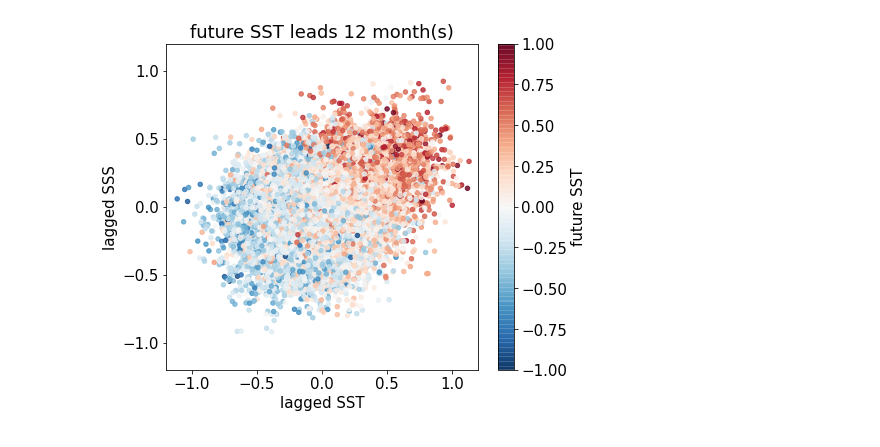
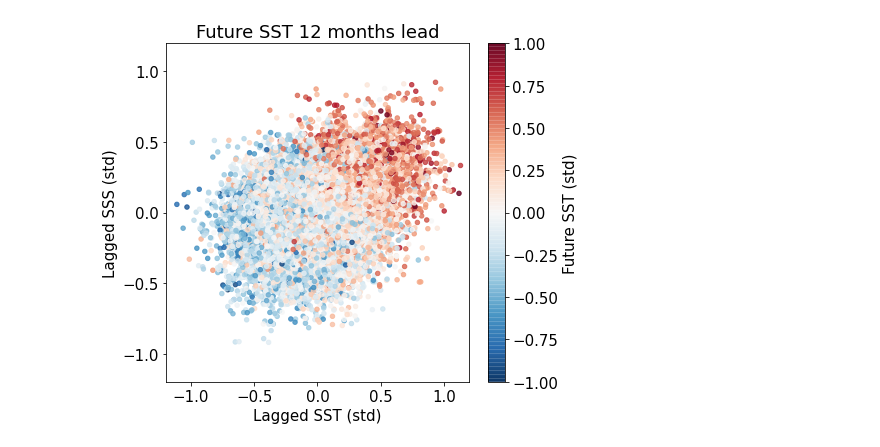
Before and after one commit to glennliu265/predict_amv, a Jupyter notebook: CNN_SST_SSS_predict_SST.ipynb, the cells around one changed output. Cells and saved outputs as stored; diff of their text form; code cells hidden in the pictures.

Commit message:
finalize plots and NN for milestone

```diff
--- a/CNN_SST_SSS_predict_SST.ipynb
+++ b/CNN_SST_SSS_predict_SST.ipynb
@@ -38,0 +106,27 @@ val_loader = DataLoader(TensorDataset(X_val, y_val), batch_size=batch_size)
+# %%
+plt.figure(figsize=(9,4))
+plt.rcParams.update({'font.size': 15})
+
+plt.subplot(121)
+plt.plot( y_pred_train,y_train,'.',markersize=1 )
+plt.plot( [-1,1],[-1,1] ,'r-')
+plt.xlim([-1,1])
+plt.ylim([-1,1])
+plt.title('Train R='+ str(round(np.corrcoef( y_pred_train.T[0,:], y_train.T[0,:] )[0,1],2)))
+plt.xlabel('Predicted')
+plt.ylabel('Actual')
+
+plt.subplot(122)
+plt.plot( y_pred_val,y_val,'.', markersize=1)
+plt.plot( [-1,1],[-1,1] ,'r-')
+plt.xlim([-1,1])
+plt.ylim([-1,1])
+plt.title('Validation R='+ str(round( np.corrcoef( y_pred_val.T[0,:], y_val.T[0,:] )[0,1],2)))
+plt.xlabel('Predicted')
+plt.ylabel('Actual')
+
+plt.tight_layout()
+
+#plt.savefig('train_validation_correlation.pdf')
+
+plt.show()
@@ -39,17 +135,19 @@ val_loader = DataLoader(TensorDataset(X_val, y_val), batch_size=batch_size)
 # %%
 plt.figure(figsize=(7,6))
 plt.rcParams.update({'font.size': 15})
 
 sc = plt.scatter(np.mean(X_train[:,0,:,:].numpy(),axis=(1,2)),
                  np.mean(X_train[:,1,:,:].numpy(),axis=(1,2)),
-                 c=y_train.numpy(),vmin=-1,vmax=1,cmap='RdBu_r',s=20,alpha=0.8)
+                 c=y_train,vmin=-1,vmax=1,cmap='RdBu_r',s=20,alpha=0.8)
 
-plt.colorbar(sc,label='future SST')
+plt.colorbar(sc,label='Future SST (std)')
 plt.ylim([-1.2,1.2])
 plt.xlim([-1.2,1.2])
-plt.xlabel('lagged SST')
-plt.ylabel('lagged SSS')
-plt.title('future SST leads '+str(lead)+' month(s)')
+plt.xlabel('Lagged SST (std)')
+plt.ylabel('Lagged SSS (std)')
+plt.title('Future SST '+str(lead)+' months lead')
+plt.tight_layout()
+#plt.savefig('colored_scatter_data.pdf')
 plt.show()
 # %% [output]
-[figure, old version]
+[figure, new version]
```
Also changed, not shown: parts of 13 cells of this notebook, 4 other files.
